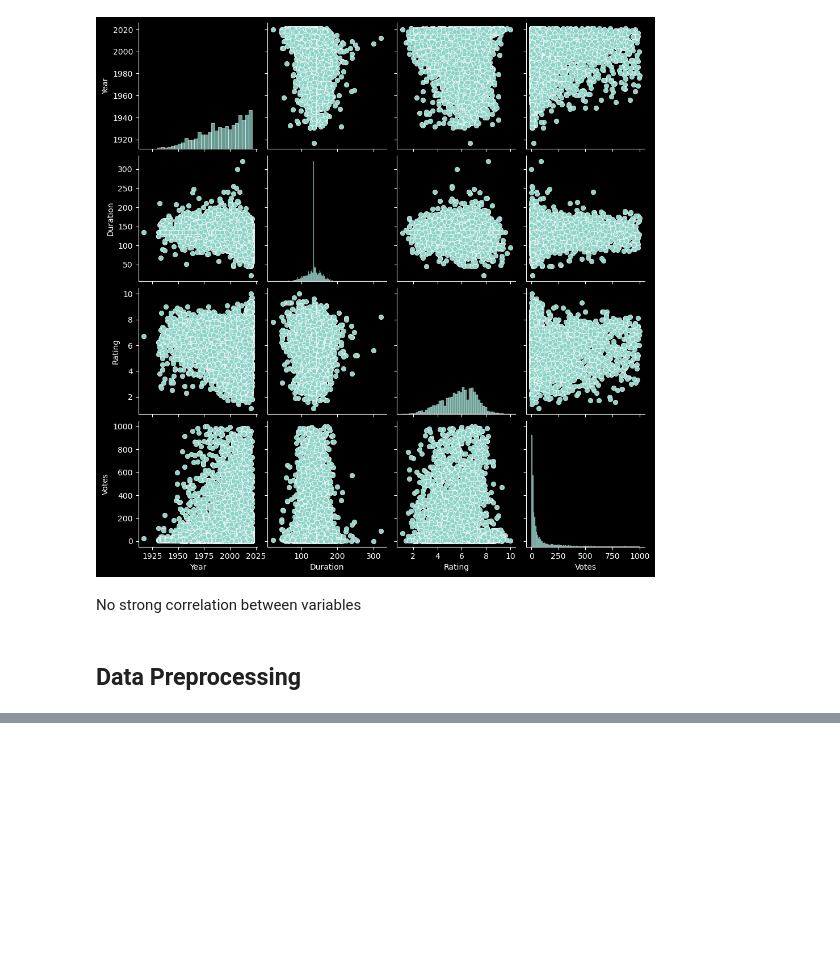
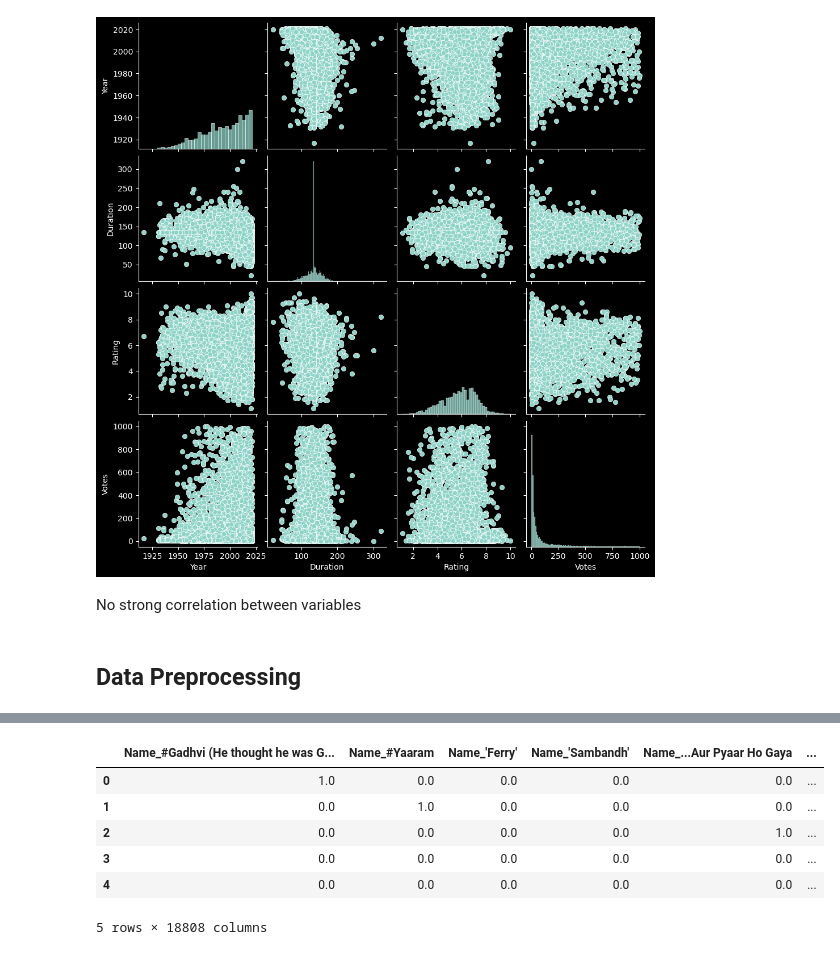
Before and after one commit to marwa9975/CODSOFT_DS02_Movie-Rating-Prediction-with-Python, a Jupyter notebook: index.ipynb, the cells around one changed output, grey strips where cells are left out. Drawn from its saved outputs; the diff is of its cells as text; code cells hidden in the pictures; blank space fills up the shorter version.

```diff
--- a/index.ipynb
+++ b/index.ipynb
@@ -438,0 +466,30 @@ No strong correlation between variables
+# %%
+
+# Specify the categorical columns to be one-hot encoded
+categorical_columns = ['Name', 'Genre', 'Director',
+       'Actor 1', 'Actor 2', 'Actor 3']
+
+# Initialize the OneHotEncoder
+ohe = OneHotEncoder(sparse=False)
+
+# Fit and transform the categorical columns
+X_categorical_encoded = ohe.fit_transform(X[categorical_columns])
+
+# Retrieve feature names for the encoded columns
+feature_names = []
+for i, col in enumerate(categorical_columns):
+    categories = ohe.categories_[i]
+    for category in categories:
+        feature_names.append(f"{col}_{category}")
+
+# Create a DataFrame for the encoded features
+X_categorical_encoded_df = pd.DataFrame(X_categorical_encoded, columns=feature_names)
+X_categorical_encoded_df.head()
+# %% [output]
+|  | Name_#Gadhvi (He thought he was G... | Name_#Yaaram | Name_'Ferry' | Name_'Sambandh' | Name_...Aur Pyaar Ho Gaya | ... |
+| 0 | 1.0 | 0.0 | 0.0 | 0.0 | 0.0 | ... |
+| 1 | 0.0 | 1.0 | 0.0 | 0.0 | 0.0 | ... |
+| 2 | 0.0 | 0.0 | 0.0 | 0.0 | 1.0 | ... |
+| 3 | 0.0 | 0.0 | 0.0 | 0.0 | 0.0 | ... |
+| 4 | 0.0 | 0.0 | 0.0 | 0.0 | 0.0 | ... |
+5 rows × 18808 columns
```
Also changed, not shown: parts of 12 cells of this notebook.
